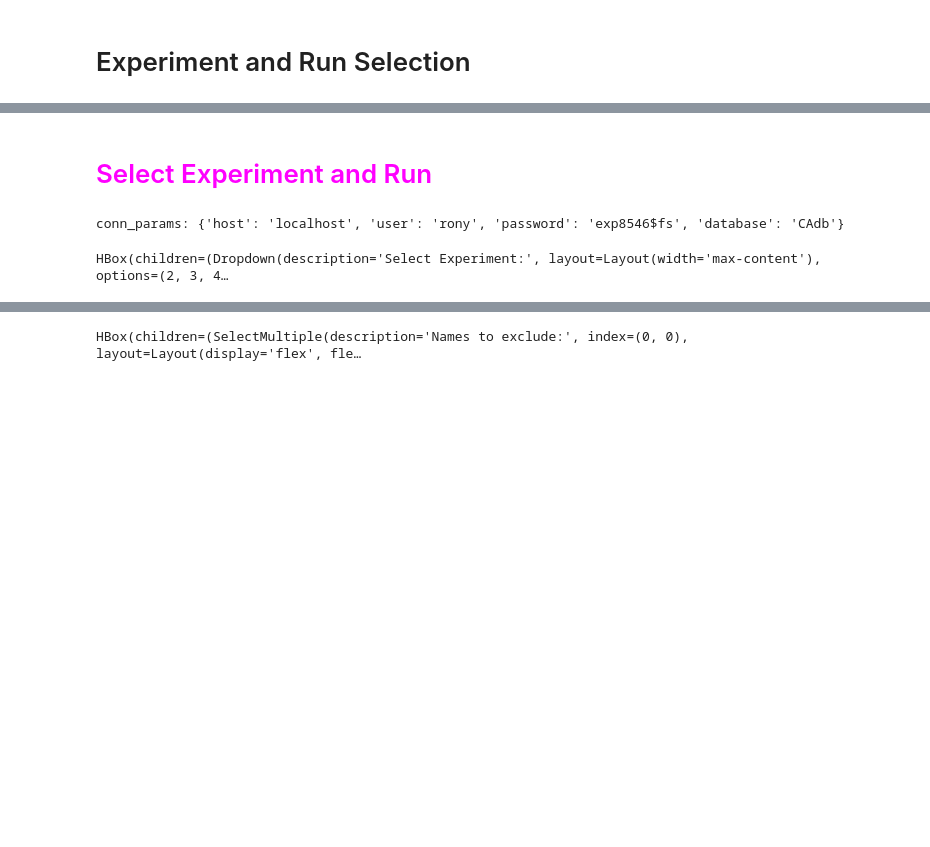
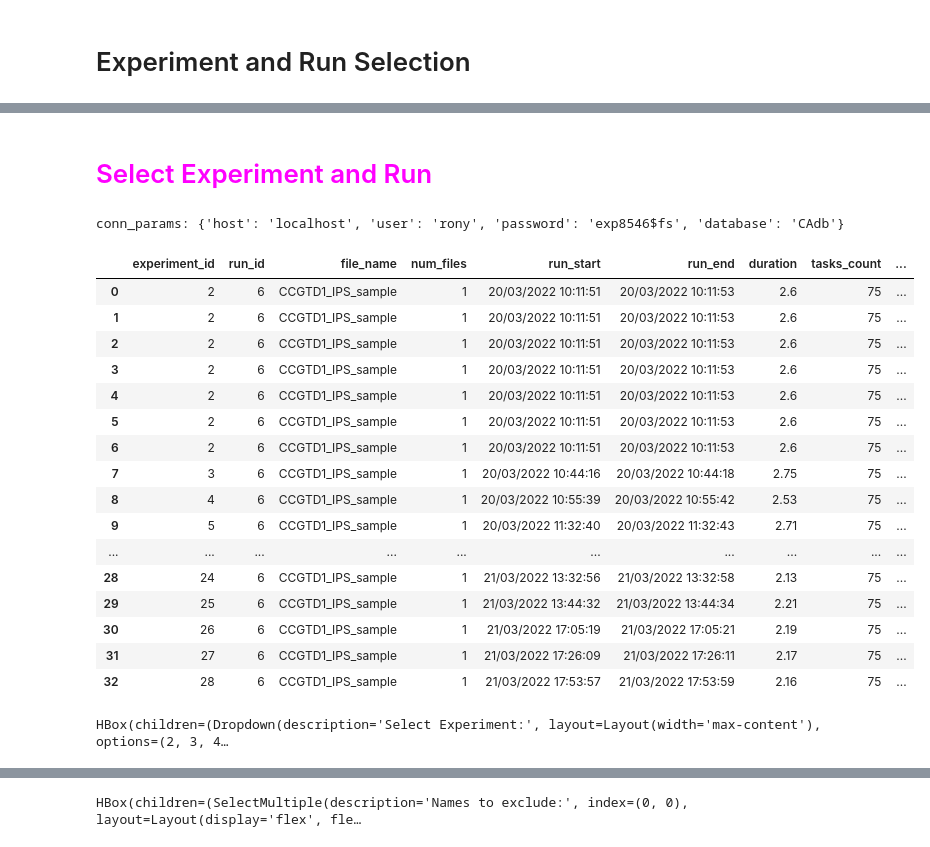
Before and after one commit to Foresight-Works/Cluster_Activities, a Jupyter notebook: researchUI.ipynb, the cells around one changed output, grey strips where cells are left out. Saved outputs shown, nothing was run; the diff lists cells and outputs as text; code cells hidden in the pictures; blank space fills up the shorter version.

```diff
--- a/researchUI.ipynb
+++ b/researchUI.ipynb
@@ -451,6 +471,7 @@ def display_side_by_side(*args,titles=cycle([''])):
 
 def get_clusters(b):
     experiment_id = experiments_dd.value
+    display(pd.read_sql_query("SELECT * FROM results", conn))
     result_df = pd.read_sql_query("SELECT * FROM results \
     WHERE experiment_id={eid}".format(eid=experiment_id), conn)
     best_run_id = result_df['run_id'].values[0]
@@ -504,20 +506,38 @@ The clusters for the best run are ready for drill down analysis
 # %%
 display(HTML('<h1 style="color:magenta">Select Experiment and Run </h1>'))
 service_location = service_button.value
 conn_params = location_db_params[service_location]
 print('conn_params:', conn_params)
 conn = mysql.connect(**conn_params)
+display(pd.read_sql_query("SELECT * FROM results", conn))
 experiment_ids = pd.read_sql_query("SELECT experiment_id FROM results", conn).astype(int)
 experiment_ids = list(experiment_ids['experiment_id'].unique())
 experiments_dd=widgets.Dropdown(options=experiment_ids, value=experiment_ids[0],
     description='Select Experiment:',style=style, layout={'width': 'max-content'})
 clusters_button = widgets.Button(description = "Clusters ",style=style, layout={'width': 'max-content'})
 clusters_button.style.button_color = 'lightblue'
 clusters_button.on_click(get_clusters)
 HBox(children=[experiments_dd, clusters_button])
 # %% [output]
 Select Experiment and Run
 conn_params: {'host': 'localhost', 'user': 'rony', 'password': 'exp8546$fs', 'database': 'CAdb'}
+|  | experiment_id | run_id | file_name | num_files | run_start | run_end | duration | tasks_count | ... |
+| 0 | 2 | 6 | CCGTD1_IPS_sample | 1 | 20/03/2022 10:11:51 | 20/03/2022 10:11:53 | 2.6 | 75 | ... |
+| 1 | 2 | 6 | CCGTD1_IPS_sample | 1 | 20/03/2022 10:11:51 | 20/03/2022 10:11:53 | 2.6 | 75 | ... |
+| 2 | 2 | 6 | CCGTD1_IPS_sample | 1 | 20/03/2022 10:11:51 | 20/03/2022 10:11:53 | 2.6 | 75 | ... |
+| 3 | 2 | 6 | CCGTD1_IPS_sample | 1 | 20/03/2022 10:11:51 | 20/03/2022 10:11:53 | 2.6 | 75 | ... |
+| 4 | 2 | 6 | CCGTD1_IPS_sample | 1 | 20/03/2022 10:11:51 | 20/03/2022 10:11:53 | 2.6 | 75 | ... |
+| 5 | 2 | 6 | CCGTD1_IPS_sample | 1 | 20/03/2022 10:11:51 | 20/03/2022 10:11:53 | 2.6 | 75 | ... |
+| 6 | 2 | 6 | CCGTD1_IPS_sample | 1 | 20/03/2022 10:11:51 | 20/03/2022 10:11:53 | 2.6 | 75 | ... |
+| 7 | 3 | 6 | CCGTD1_IPS_sample | 1 | 20/03/2022 10:44:16 | 20/03/2022 10:44:18 | 2.75 | 75 | ... |
+| 8 | 4 | 6 | CCGTD1_IPS_sample | 1 | 20/03/2022 10:55:39 | 20/03/2022 10:55:42 | 2.53 | 75 | ... |
+| 9 | 5 | 6 | CCGTD1_IPS_sample | 1 | 20/03/2022 11:32:40 | 20/03/2022 11:32:43 | 2.71 | 75 | ... |
+| ... | ... | ... | ... | ... | ... | ... | ... | ... | ... |
+| 28 | 24 | 6 | CCGTD1_IPS_sample | 1 | 21/03/2022 13:32:56 | 21/03/2022 13:32:58 | 2.13 | 75 | ... |
+| 29 | 25 | 6 | CCGTD1_IPS_sample | 1 | 21/03/2022 13:44:32 | 21/03/2022 13:44:34 | 2.21 | 75 | ... |
+| 30 | 26 | 6 | CCGTD1_IPS_sample | 1 | 21/03/2022 17:05:19 | 21/03/2022 17:05:21 | 2.19 | 75 | ... |
+| 31 | 27 | 6 | CCGTD1_IPS_sample | 1 | 21/03/2022 17:26:09 | 21/03/2022 17:26:11 | 2.17 | 75 | ... |
+| 32 | 28 | 6 | CCGTD1_IPS_sample | 1 | 21/03/2022 17:53:57 | 21/03/2022 17:53:59 | 2.16 | 75 | ... |
 HBox(children=(Dropdown(description='Select Experiment:', layout=Layout(width='max-content'), options=(2, 3, 4…
 # %%
 clusters_keys = open('clusters_keys.txt').read().split('\n')
```
Also changed, not shown: parts of 3 cells of this notebook, 4 other files.
